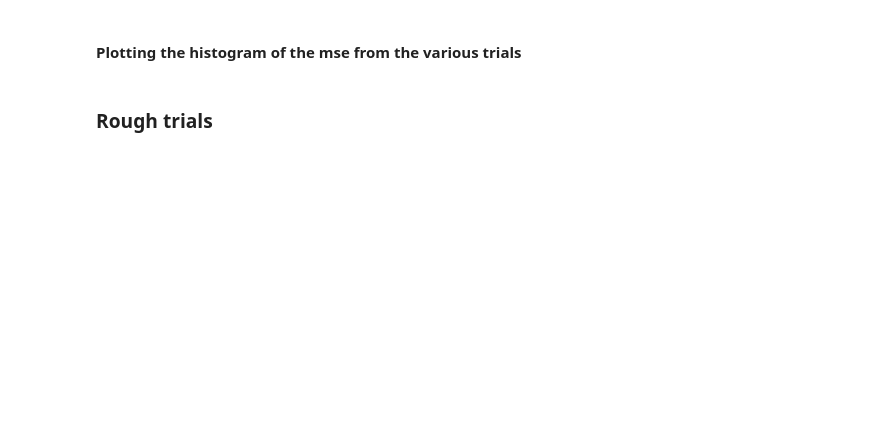
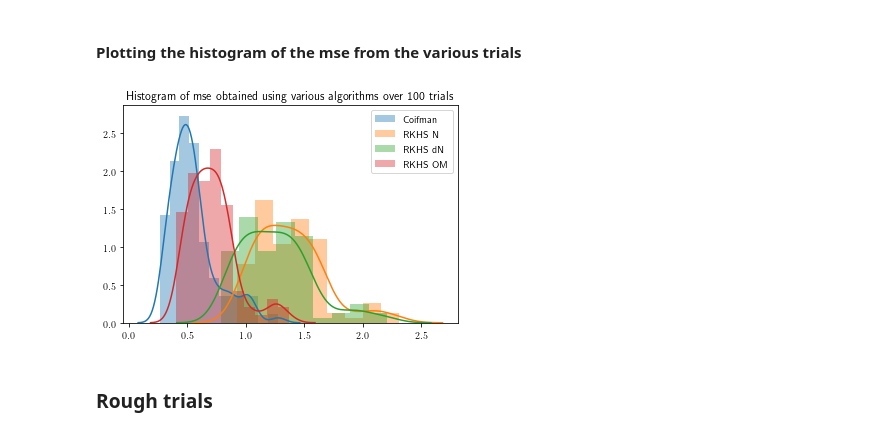
Before and after one commit to a4anandr/FPF-code, a Jupyter notebook: Python Code/FPF_main.ipynb, the cells around one changed output. Cells and saved outputs as stored; diff of their text form; code cells hidden in the pictures; blank space fills up the shorter version.

```diff
--- a/Python Code/FPF_main.ipynb
+++ b/Python Code/FPF_main.ipynb
@@ -862,9 +866,13 @@ MSE for RKHS OM 0.09194496805407804
 # %%
 sns.distplot(mse_coif,label='Coifman')
 sns.distplot(mse_rkhs_N, label = 'RKHS N')
-sns.distplot(mse_coif_old, label = 'Coifman old')
+sns.distplot(mse_rkhs_dN, label = 'RKHS dN')
+sns.distplot(mse_om, label = 'RKHS OM')
 plt.legend()
+plt.title('Histogram of mse obtained using various algorithms over '+ str(No_runs) + ' trials')
 plt.show()
+# %% [output]
+[figure, added]
 # %% [markdown]
 ### Rough trials
 # %%
```
Also changed, not shown: parts of 2 cells of this notebook.
